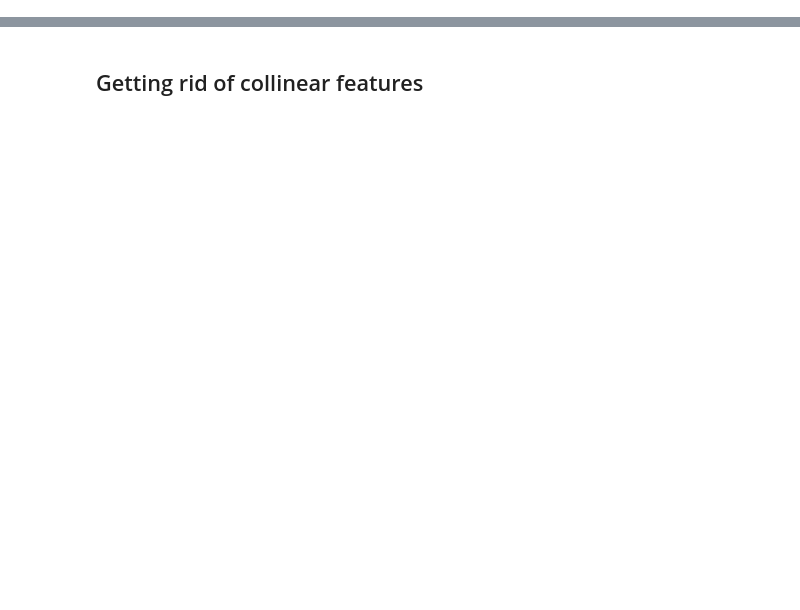
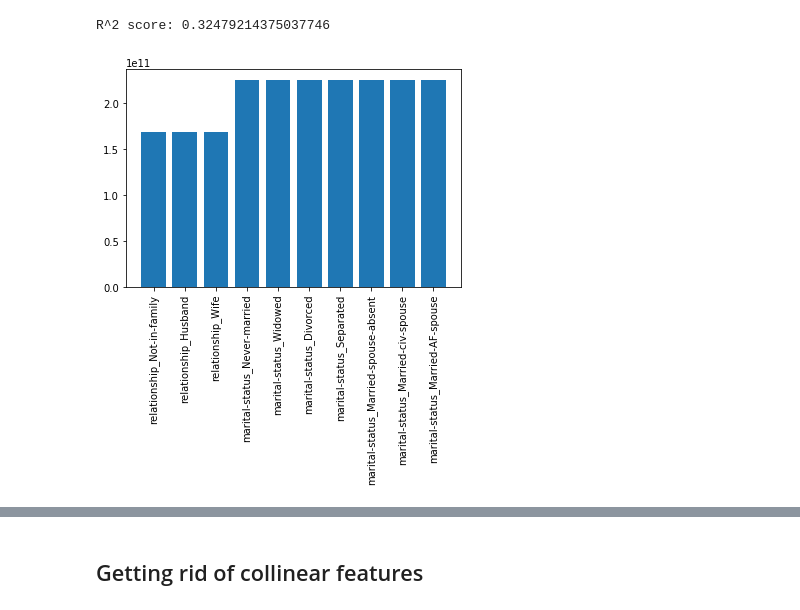
Before and after one commit to matthewkol186/cos597efinalproject, a Jupyter notebook: Multiplicity.ipynb, the cells around one changed output, grey strips where cells are left out. Drawn from its saved outputs; the diff is of its cells as text; code cells hidden in the pictures; blank space fills up the shorter version.

```diff
--- a/Multiplicity.ipynb
+++ b/Multiplicity.ipynb
@@ -82,3 +144,16 @@ R^2 score: 0.33527102243368695
+# %%
+model = LinearRegression()
+model.fit(X_test, num_rf_wrongs)
+importance = model.coef_
+print("R^2 score: {}".format(model.score(X_test, num_rf_wrongs)))
+
+most_important = np.argsort(np.absolute(importance))[-10:]
+plt.bar(np.array(X_train.keys())[most_important], np.array(importance)[most_important])
+plt.xticks(rotation='vertical')
+plt.show()
+# %% [output]
+R^2 score: 0.32479214375037746
+[figure, added]
 # %%
 model = svm.SVR()
 
```
Also changed, not shown: parts of 17 cells of this notebook.
